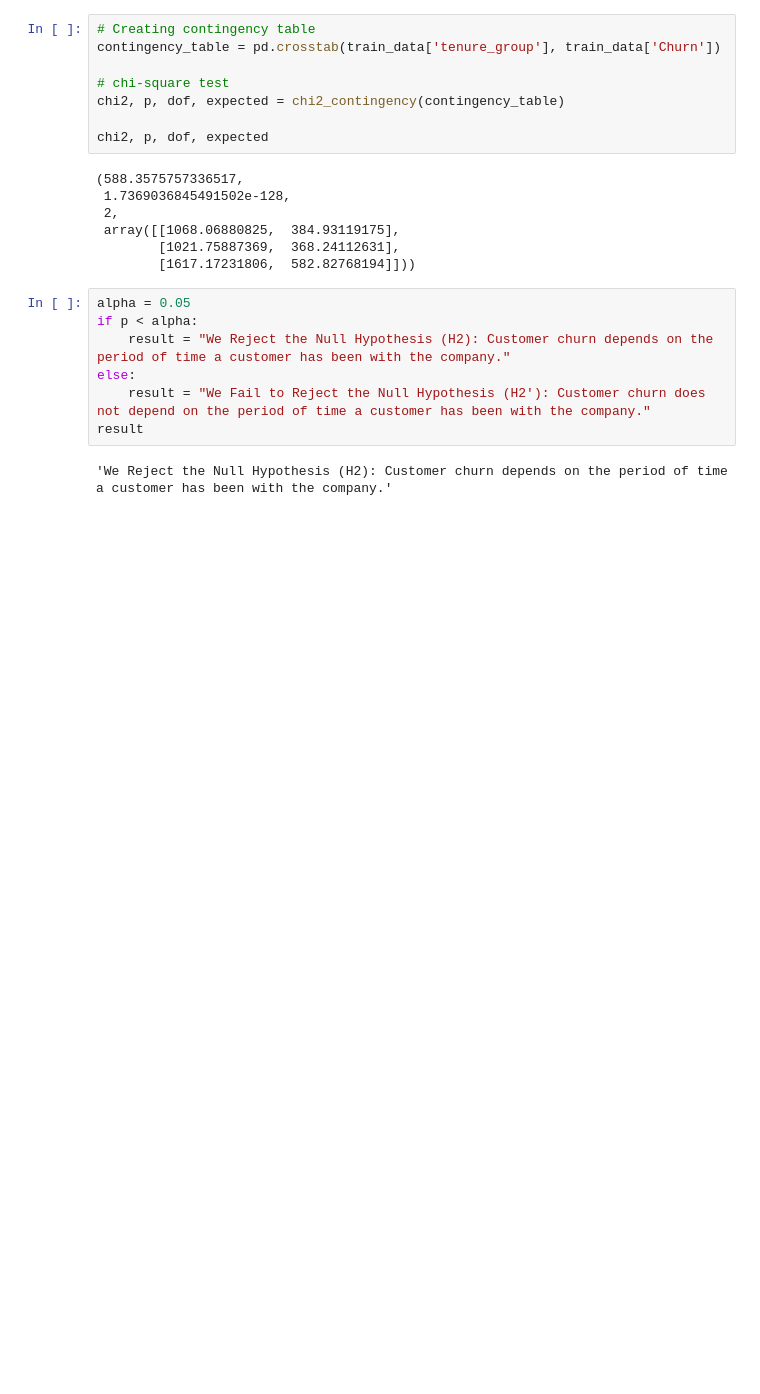
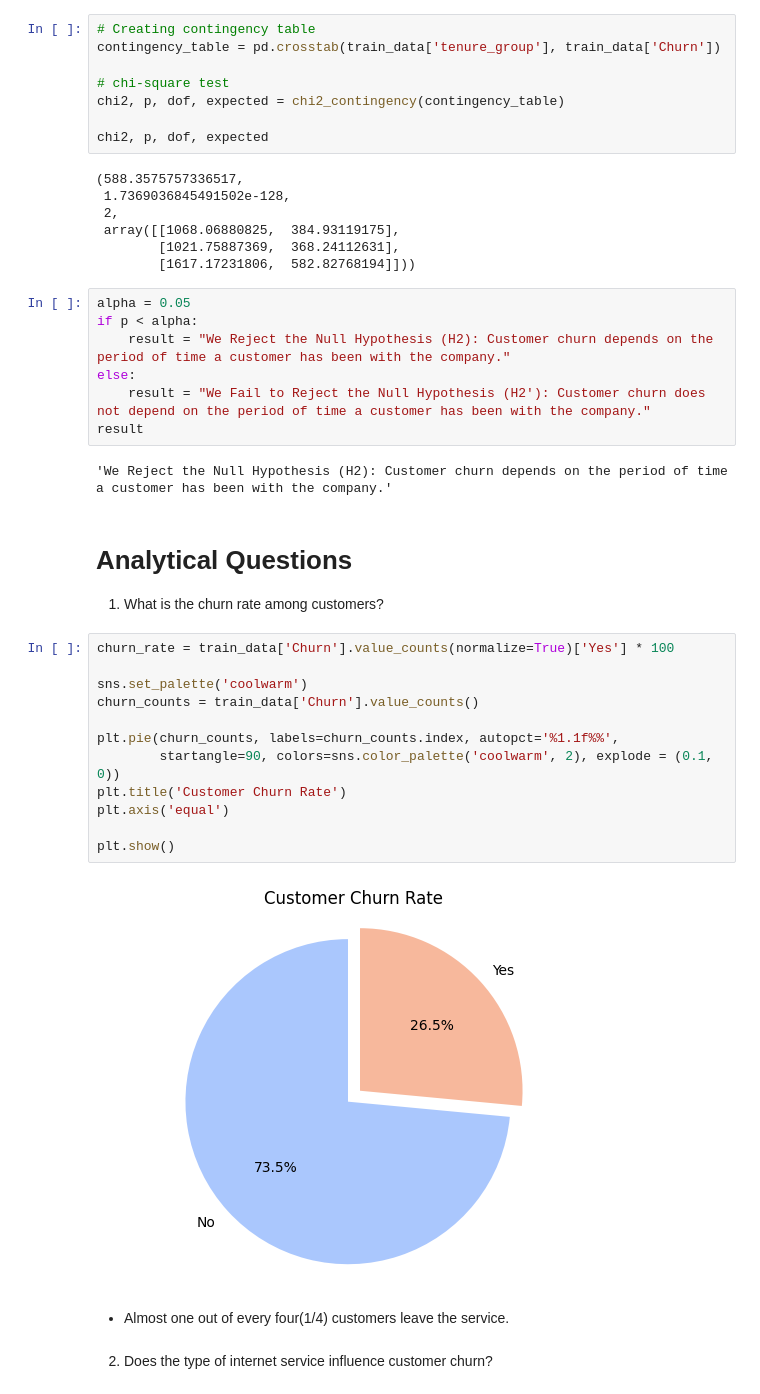
Before and after one commit to Sena-Aku-Agbotse/Customer-Churn-Analysis, a Jupyter notebook: Notebook/main.ipynb, the cells around one changed output. Saved outputs shown, nothing was run; the diff lists cells and outputs as text; blank space fills up the shorter version.

Commit message:
Answer analytical questions

```diff
--- a/Notebook/main.ipynb
+++ b/Notebook/main.ipynb
@@ -438,3 +438,25 @@ else:
 result
 # %% [output]
 'We Reject the Null Hypothesis (H2): Customer churn depends on the period of time a customer has been with the company.'
+# %% [markdown]
+# **Analytical Questions**
+
+1. What is the churn rate among customers?
+# %%
+churn_rate = train_data['Churn'].value_counts(normalize=True)['Yes'] * 100
+
+sns.set_palette('coolwarm')
+churn_counts = train_data['Churn'].value_counts()
+
+plt.pie(churn_counts, labels=churn_counts.index, autopct='%1.1f%%',
+        startangle=90, colors=sns.color_palette('coolwarm', 2), explode = (0.1, 0))
+plt.title('Customer Churn Rate')
+plt.axis('equal')
+
+plt.show()
+# %% [output]
+[figure, added]
+# %% [markdown]
+- Almost one out of every four(1/4) customers leave the service.
+# %% [markdown]
+2. Does the type of internet service influence customer churn?
```
Also changed, not shown: parts of 13 cells of this notebook.
